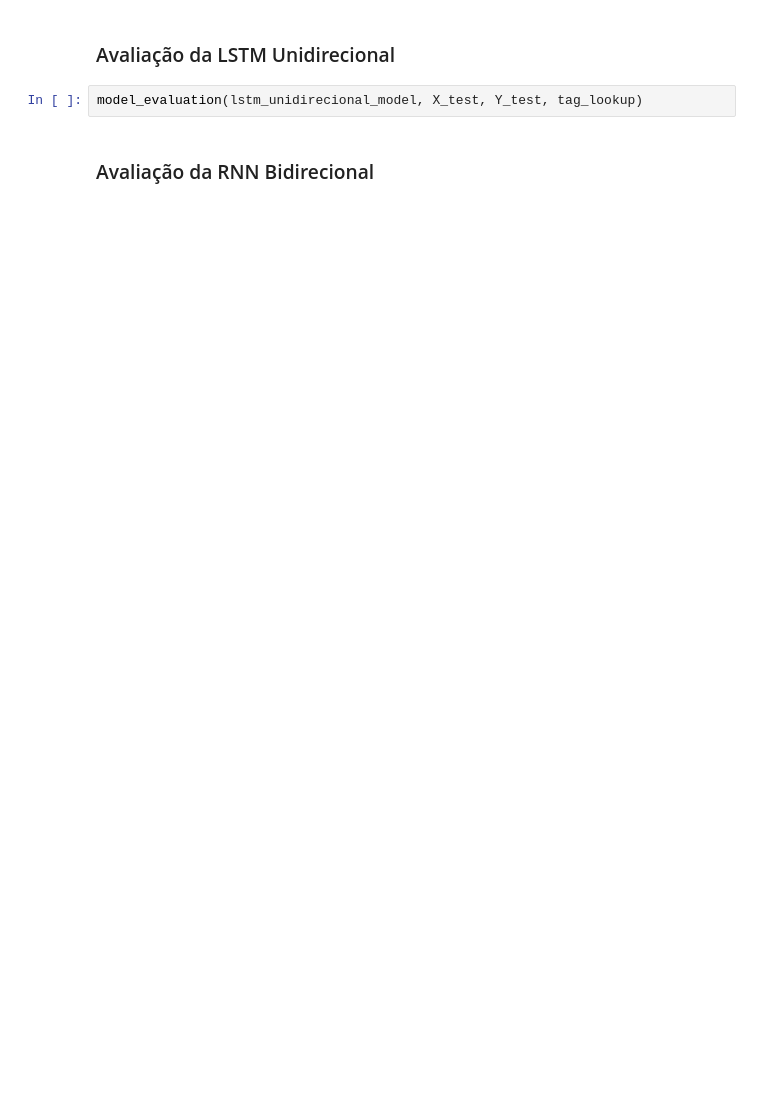
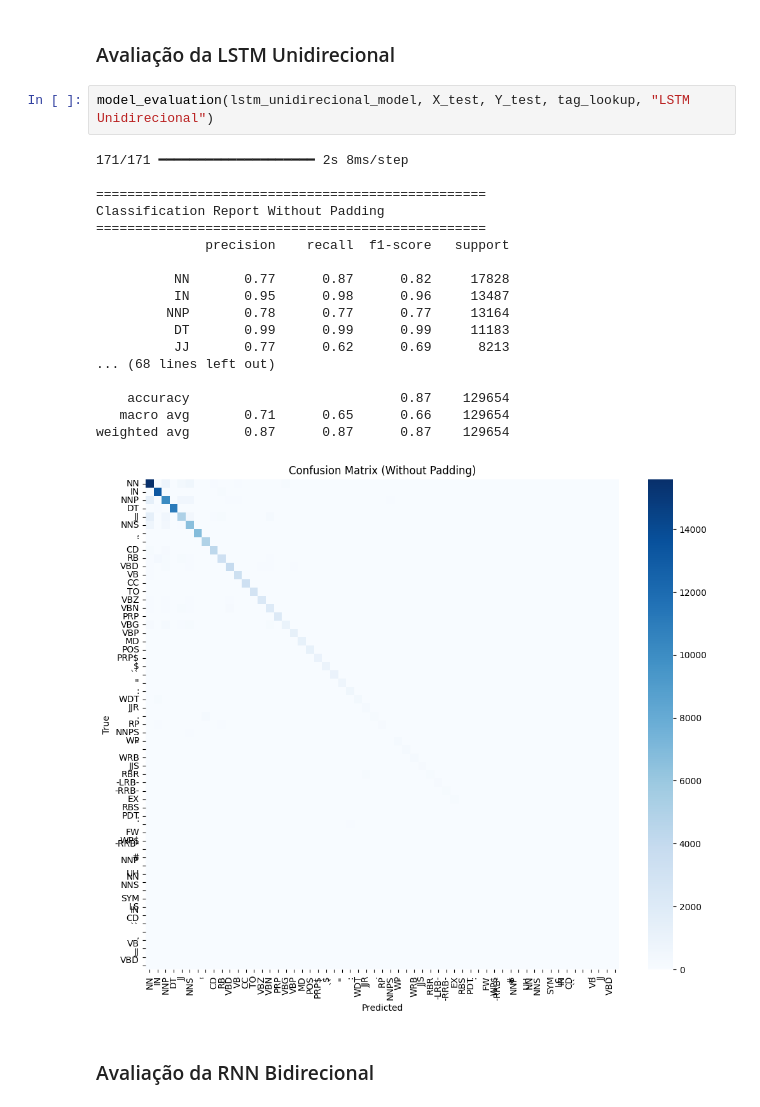
Before and after one commit to lucasaamorim/NLP, a Jupyter notebook: src/models/rnn.ipynb, the cells around one changed output. Cells and saved outputs as stored; diff of their text form; blank space fills up the shorter version.

```diff
--- a/src/models/rnn.ipynb
+++ b/src/models/rnn.ipynb
@@ -263,7 +463,26 @@ model_evaluation(rnn_unidirecional_model, X_test, Y_test, tag_lookup)
 # %% [markdown]
 ### Avaliação da LSTM Unidirecional
 # %%
-model_evaluation(lstm_unidirecional_model, X_test, Y_test, tag_lookup)
+model_evaluation(lstm_unidirecional_model, X_test, Y_test, tag_lookup, "LSTM Unidirecional")
+# %% [output]
+171/171 ━━━━━━━━━━━━━━━━━━━━ 2s 8ms/step
+
+==================================================
+Classification Report Without Padding
+==================================================
+              precision    recall  f1-score   support
+
+          NN       0.77      0.87      0.82     17828
+          IN       0.95      0.98      0.96     13487
+         NNP       0.78      0.77      0.77     13164
+          DT       0.99      0.99      0.99     11183
+          JJ       0.77      0.62      0.69      8213
+... (68 lines left out)
+
+    accuracy                           0.87    129654
+   macro avg       0.71      0.65      0.66    129654
+weighted avg       0.87      0.87      0.87    129654
+[figure, added]
 # %% [markdown]
 ### Avaliação da RNN Bidirecional
 # %%
```
Also changed, not shown: parts of 22 cells of this notebook.
